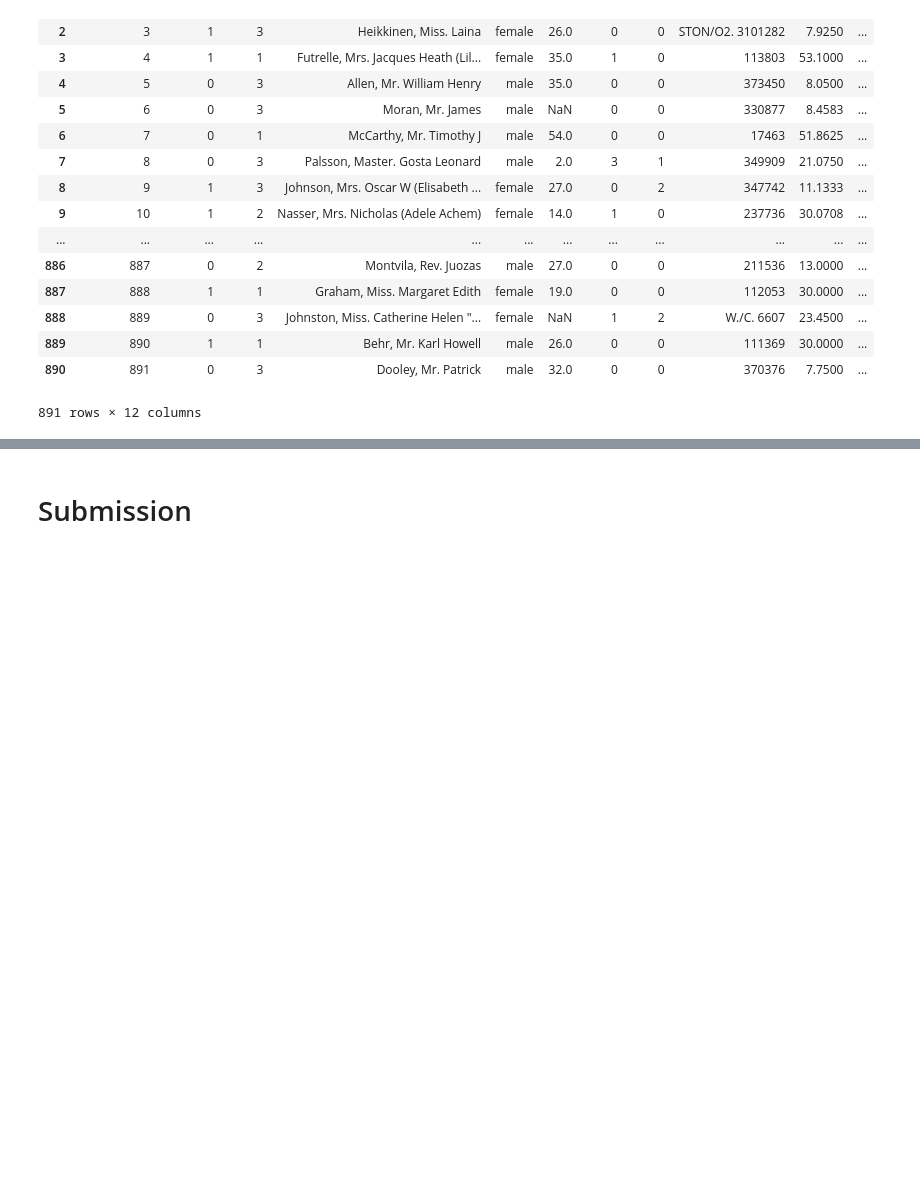
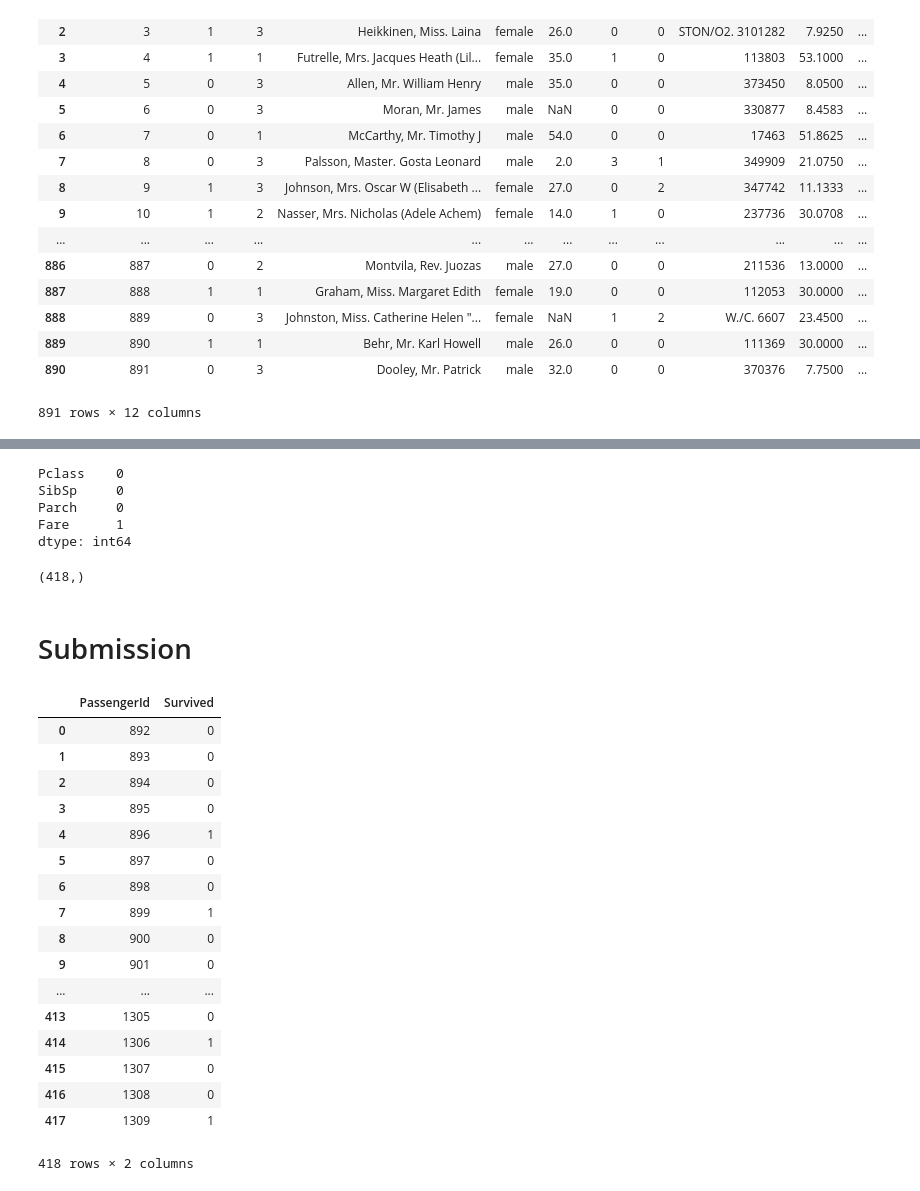
Before and after one commit to pushkar96/Kaggle, a Jupyter notebook: Titanic_survival/titanic_beginning(Decision_Tree).ipynb, the cells around one changed output, grey strips where cells are left out. Cells and saved outputs as stored; diff of their text form; code cells hidden in the pictures; blank space fills up the shorter version.

Commit message:
First submission via Decision Tree

```diff
--- a/Titanic_survival/titanic_beginning.ipynb
+++ b/Titanic_survival/titanic_beginning(Decision_Tree).ipynb
@@ -54,3 +54,7 @@ pd.read_csv('train.csv')
 | 889 | 890 | 1 | 1 | Behr, Mr. Karl Howell | male | 26.0 | 0 | 0 | 111369 | 30.0000 | ... |
 | 890 | 891 | 0 | 3 | Dooley, Mr. Patrick | male | 32.0 | 0 | 0 | 370376 | 7.7500 | ... |
 891 rows × 12 columns
+# %%
+y = train_data.Survived
+cols_to_use = ['Pclass', 'SibSp', 'Parch', 'Fare']
+X = train_data[cols_to_use]
@@ -57,5 +88,45 @@ pd.read_csv('train.csv')
+# %%
+# choosing max_leaf_nodes as 75 [BEST ACCURACY]
+my_model = DecisionTreeClassifier(max_leaf_nodes=75)
+my_model.fit(X, y)
+
+my_imputer = Imputer()
+test_data = submission_data[cols_to_use]
+print(test_data.isnull().sum())
+imputed_test_data = my_imputer.fit_transform(test_data)
+# %% [output]
+Pclass    0
+SibSp     0
+Parch     0
+Fare      1
+dtype: int64
+# %%
+submission_predicted = my_model.predict(imputed_test_data)
+print(submission_predicted.shape)
+# %% [output]
+(418,)
 # %% [markdown]
 # Submission
 # %%
-# my_submission = pd.DataFrame({'Id': submission_data.Id, 'SalePrice': predicted_prices})
-# my_submission.to_csv('submission_XGBoost.csv', index=False)
+my_submission = pd.DataFrame({'PassengerId': submission_data.PassengerId, 'Survived': submission_predicted})
+my_submission.to_csv('submission_DecisionTree.csv', index=False)
+pd.read_csv('submission_DecisionTree.csv')
+# %% [output]
+|  | PassengerId | Survived |
+| 0 | 892 | 0 |
+| 1 | 893 | 0 |
+| 2 | 894 | 0 |
+| 3 | 895 | 0 |
+| 4 | 896 | 1 |
+| 5 | 897 | 0 |
+| 6 | 898 | 0 |
+| 7 | 899 | 1 |
+| 8 | 900 | 0 |
+| 9 | 901 | 0 |
+| ... | ... | ... |
+| 413 | 1305 | 0 |
+| 414 | 1306 | 1 |
+| 415 | 1307 | 0 |
+| 416 | 1308 | 0 |
+| 417 | 1309 | 1 |
+418 rows × 2 columns
```
Also changed, not shown: parts of 4 cells of this notebook, 1 other file.
